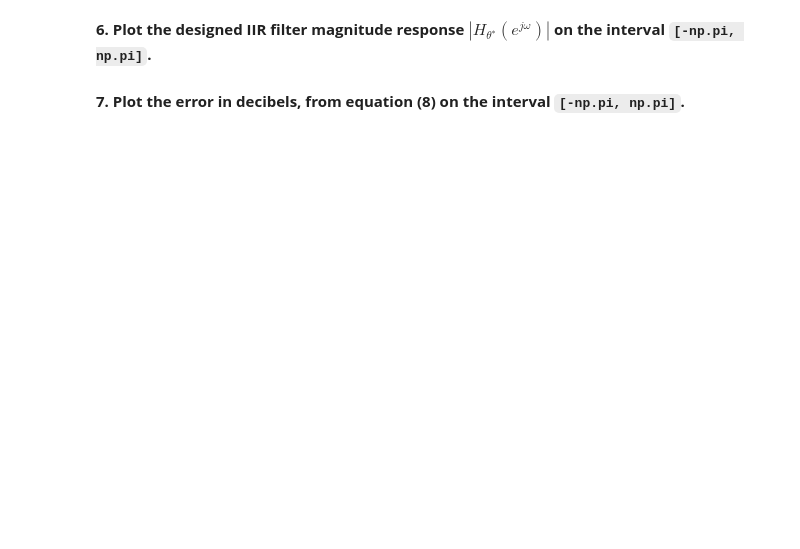
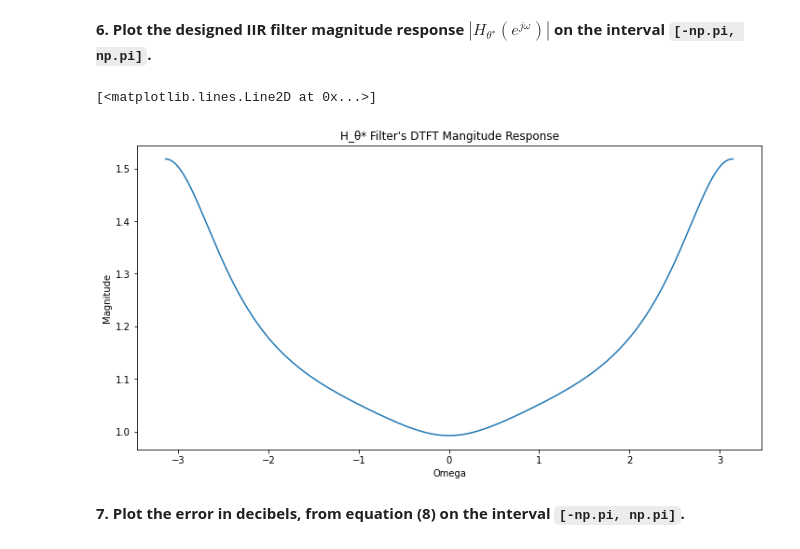
Before and after one commit to cdavin2/dsp_lab05b, a Jupyter notebook: lab05b_final_report.ipynb, the cells around one changed output. Cells and saved outputs as stored; diff of their text form; code cells hidden in the pictures; blank space fills up the shorter version.

```diff
--- a/lab05b_final_report.ipynb
+++ b/lab05b_final_report.ipynb
@@ -631,2 +630,12 @@ plt.plot(H_sh_i)
+# %%
+# insert your code here
+w = np.arange(-np.pi, np.pi+.01, .01)
+plt.title("H_θ* Filter's DTFT Mangitude Response")
+plt.ylabel("Magnitude")
+plt.xlabel("Omega")
+plt.plot(w, np.abs(prefilter(w, opt_theta)))
+# %% [output]
+[<matplotlib.lines.Line2D at 0x...>]
+[figure, added]
 # %% [markdown]
 **7. Plot the error in decibels, from equation (8) on the interval `[-np.pi, np.pi]`.**
```
Also changed, not shown: parts of 5 cells of this notebook.
